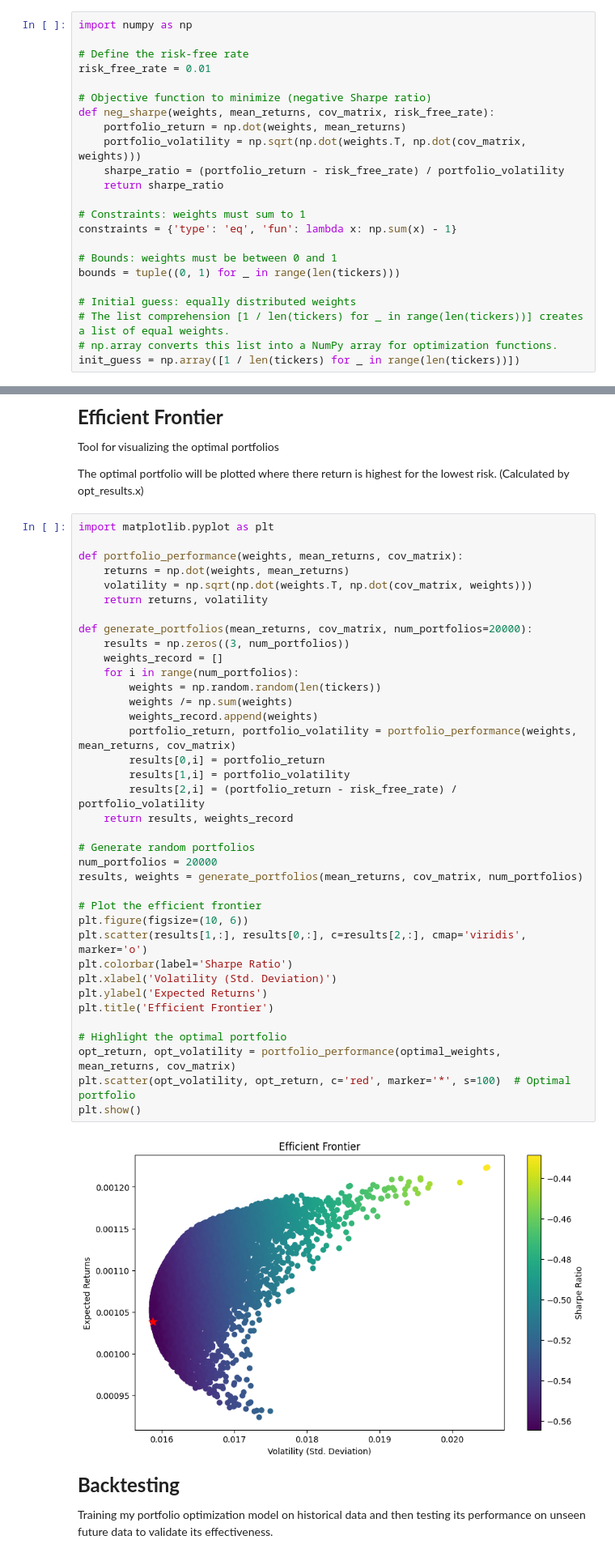
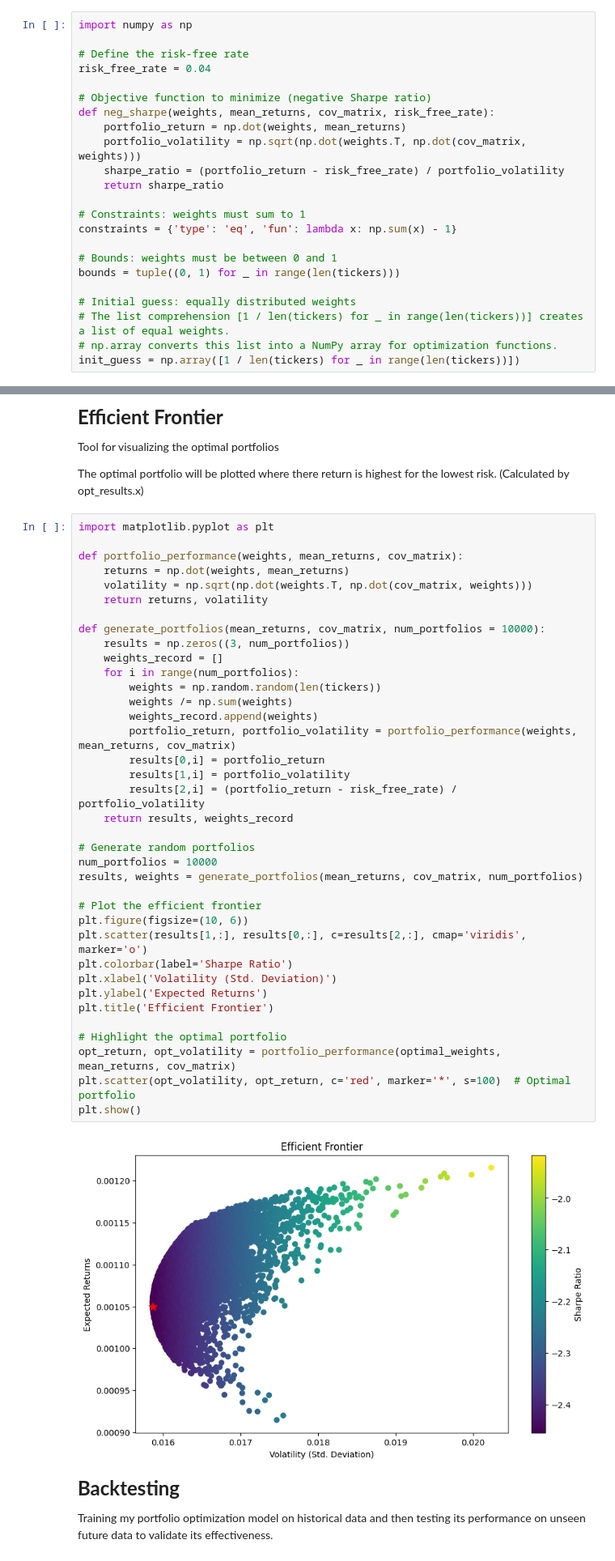
Before and after one commit to davudkh/Portfolio-Optimization-Model, a Jupyter notebook: Portfolio Optimization Model.ipynb, the cells around one changed output, grey strips where cells are left out. Shown at 81% size. Drawn from its saved outputs; the diff is of its cells as text.

Commit message:
4% risk free

```diff
--- a/Portfolio Optimization Model.ipynb
+++ b/Portfolio Optimization Model.ipynb
@@ -131,7 +131,7 @@ MSFT    0.000223  0.000241  0.000229  0.000307
 import numpy as np
 
 # Define the risk-free rate
-risk_free_rate = 0.01
+risk_free_rate = 0.04
 
 # Objective function to minimize (negative Sharpe ratio)
 def neg_sharpe(weights, mean_returns, cov_matrix, risk_free_rate):
@@ -202,37 +202,37 @@ def portfolio_performance(weights, mean_returns, cov_matrix):
     volatility = np.sqrt(np.dot(weights.T, np.dot(cov_matrix, weights)))
     return returns, volatility
 
-def generate_portfolios(mean_returns, cov_matrix, num_portfolios=20000):
+def generate_portfolios(mean_returns, cov_matrix, num_portfolios = 10000):
     results = np.zeros((3, num_portfolios))
     weights_record = []
     for i in range(num_portfolios):
         weights = np.random.random(len(tickers))
         weights /= np.sum(weights)
         weights_record.append(weights)
         portfolio_return, portfolio_volatility = portfolio_performance(weights, mean_returns, cov_matrix)
         results[0,i] = portfolio_return
         results[1,i] = portfolio_volatility
         results[2,i] = (portfolio_return - risk_free_rate) / portfolio_volatility
     return results, weights_record
 
 # Generate random portfolios
-num_portfolios = 20000
+num_portfolios = 10000
 results, weights = generate_portfolios(mean_returns, cov_matrix, num_portfolios)
 
 # Plot the efficient frontier
 plt.figure(figsize=(10, 6))
 plt.scatter(results[1,:], results[0,:], c=results[2,:], cmap='viridis', marker='o')
 plt.colorbar(label='Sharpe Ratio')
 plt.xlabel('Volatility (Std. Deviation)')
 plt.ylabel('Expected Returns')
 plt.title('Efficient Frontier')
 
 # Highlight the optimal portfolio
 opt_return, opt_volatility = portfolio_performance(optimal_weights, mean_returns, cov_matrix)
 plt.scatter(opt_volatility, opt_return, c='red', marker='*', s=100)  # Optimal portfolio
 plt.show()
 # %% [output]
-[figure, old version]
+[figure, new version]
 # %% [markdown]
 <font size="5"><b>Backtesting</b></font>
 <p>Training my portfolio optimization model on historical data and then testing its performance on unseen future data to validate its effectiveness. </p>
```
Also changed, not shown: parts of 4 cells of this notebook.
